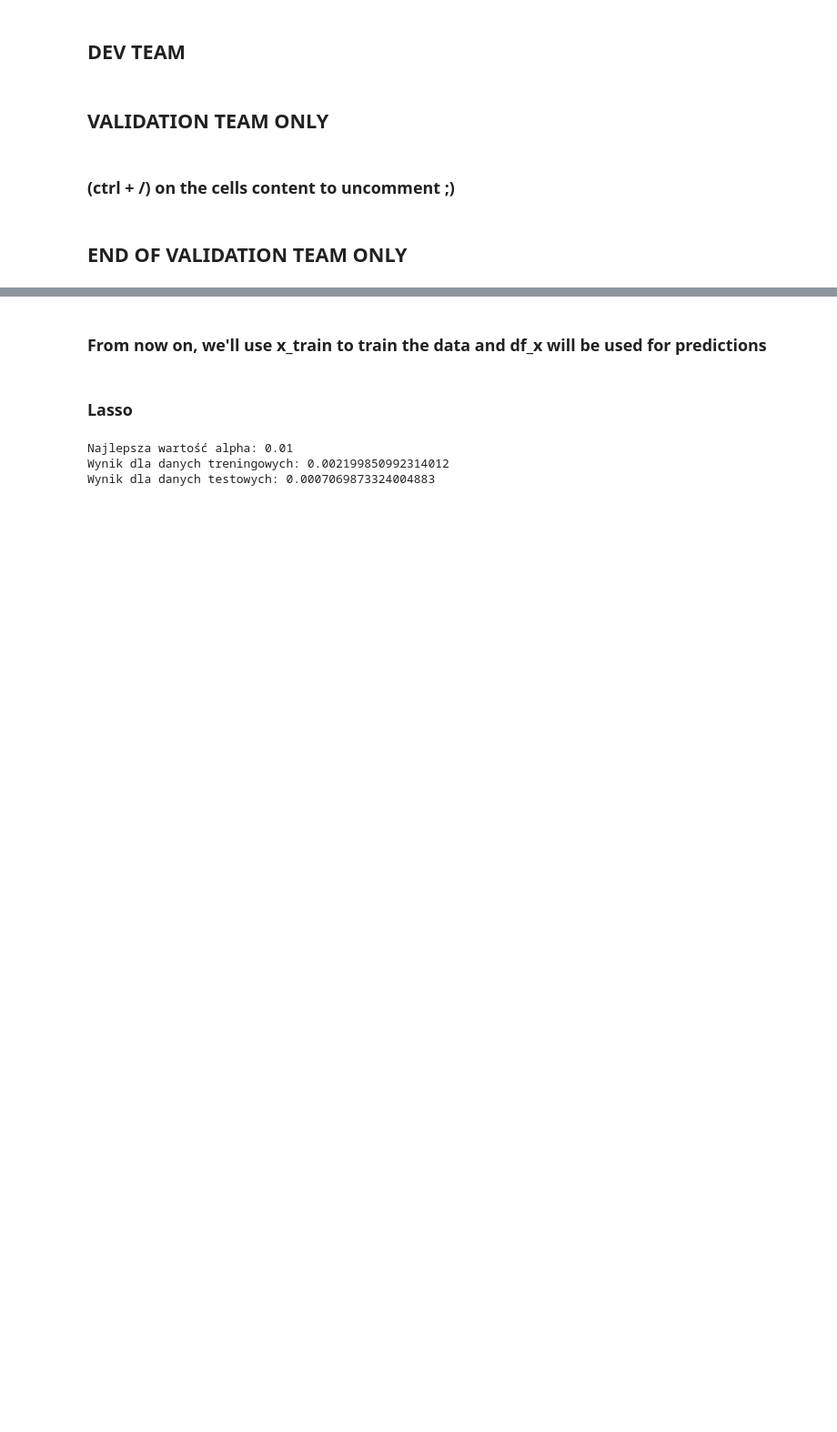
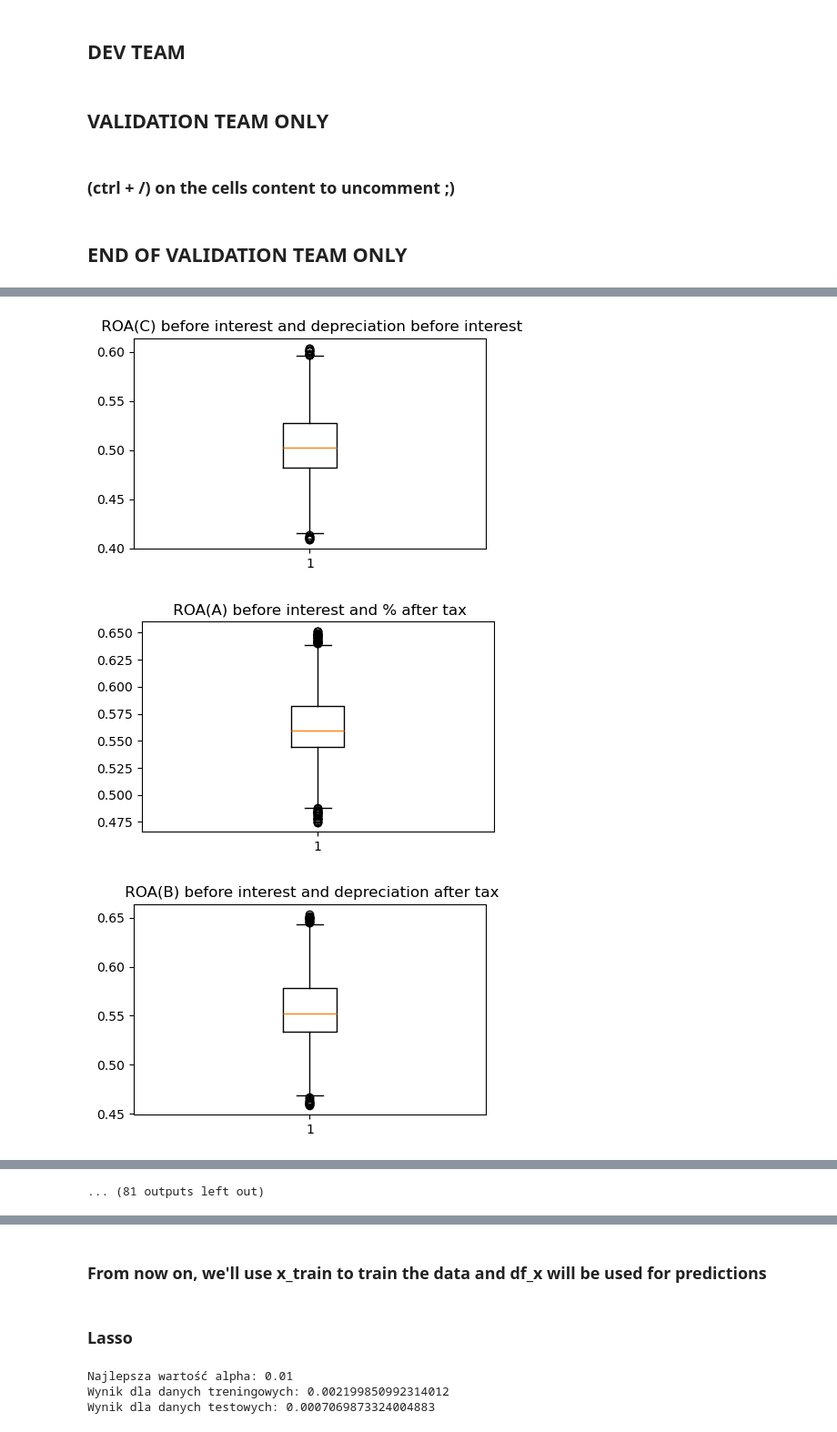
Before and after one commit to Zyziek055/Company-Bankruptcy-Prediction-Machine-Learning-Project-, a Jupyter notebook: Wstepne_modele2.ipynb, the cells around one changed output, grey strips where cells are left out. Shown at 91% size. Drawn from its saved outputs; the diff is of its cells as text; code cells hidden in the pictures; blank space fills up the shorter version.

Commit message:
Changes
Outliers selection added, variance treshold changed to 0

```diff
--- a/Wstepne_modele2.ipynb
+++ b/Wstepne_modele2.ipynb
@@ -78,7 +78,7 @@ df_y = y_val
 ## END OF VALIDATION TEAM ONLY
 # %%
 def filter_data(input_df, train_x_df): # Applies the same changes for multiple df
-    threshold = 0.05 # Selecting the variance threshold - very low
+    threshold = 0.00 # Selecting the variance threshold - very low
     sel = VarianceThreshold(threshold=threshold)
     transformed_features = sel.fit_transform(train_x_df)
     selected_columns = sel.get_support(indices=True)
@@ -86,6 +86,19 @@ def filter_data(input_df, train_x_df): # Applies the same changes for multiple d
     selected_df = input_df[selected_columns]
     selected_df # df with the low variance columns removed
     return selected_df
+# %%
+def replace_outliers_with_iqr(df):
+    for col in df.columns:
+        Q1 = df[col].quantile(0.25)
+        Q3 = df[col].quantile(0.75)
+        IQR = Q3 - Q1
+        lower_bound = Q1 - 1.5 * IQR
+        upper_bound = Q3 + 1.5 * IQR
+
+        # Zastępowanie outlierów medianą kolumny
+        df[col] = np.where((df[col] < lower_bound) | (df[col] > upper_bound), df[col].median(), df[col])
+
+    return df
 # %%
 def normalize_data(input_df):
     scaler = MinMaxScaler()
@@ -135,5 +168,15 @@ def calculate_metrics(actual, predictions):
 # %%
 df_x = filter_data(df_x, x_train)
 x_train = filter_data(x_train, x_train)
-df_x = normalize_data(df_x)
-x_train = normalize_data(x_train)
+df_x = replace_outliers_with_iqr(df_x)
+x_train = replace_outliers_with_iqr(x_train)
+# %%
+for column in df_x.columns:
+    plt.figure(figsize=(5, 3))  # Rozmiar każdego wykresu
+    plt.boxplot(df_x[column])  # Rysowanie wykresu pudełkowego dla konkretnej zmiennej
+    plt.title(column)  # Tytuł wykresu
+    plt.show()
+# %% [output]
+[figure, added]
+[figure, added]
+[figure, added]
@@ -139,0 +192 @@ x_train = normalize_data(x_train)
+... (81 outputs left out)
```
Also changed, not shown: parts of 5 cells of this notebook.
